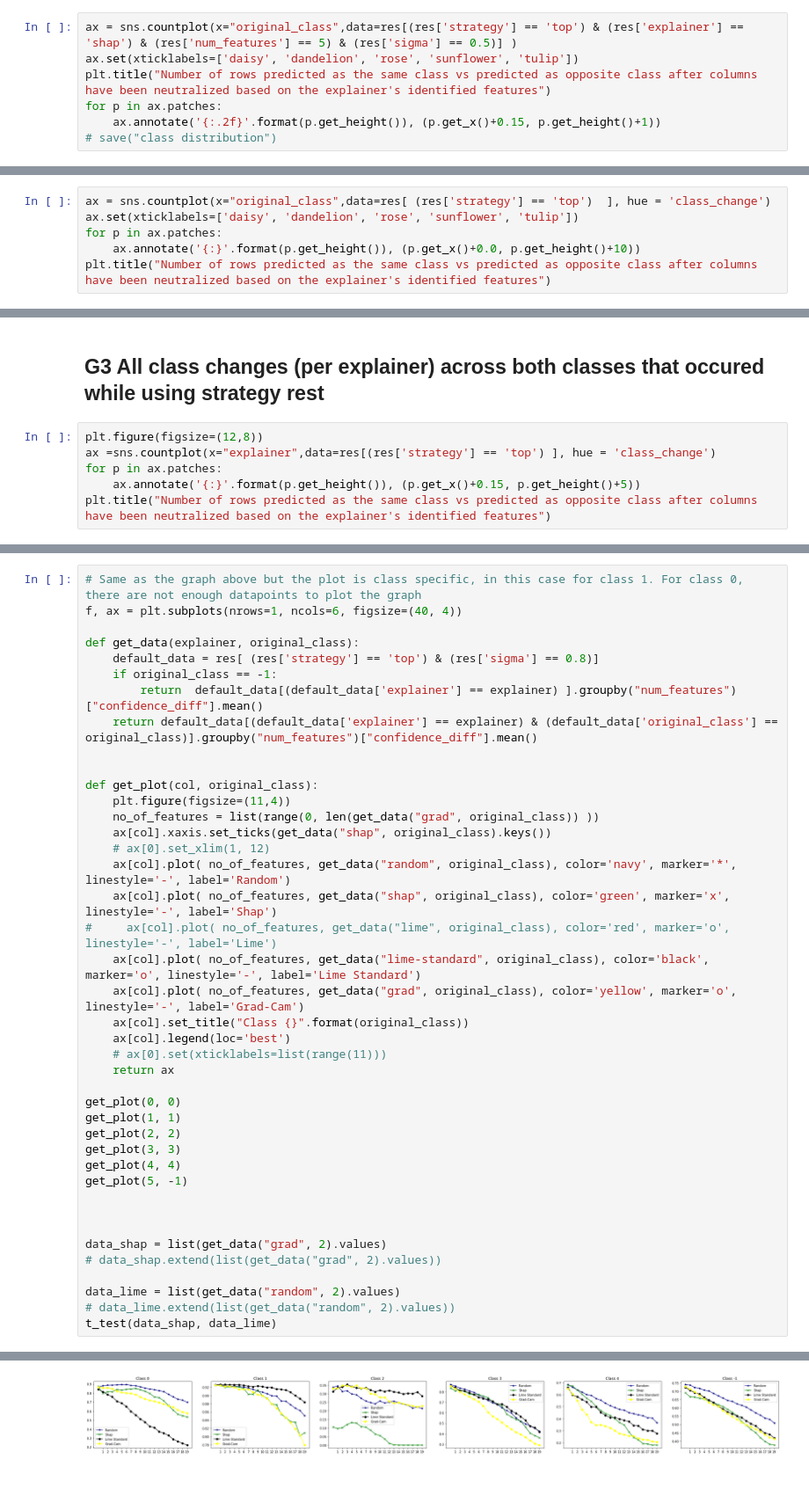
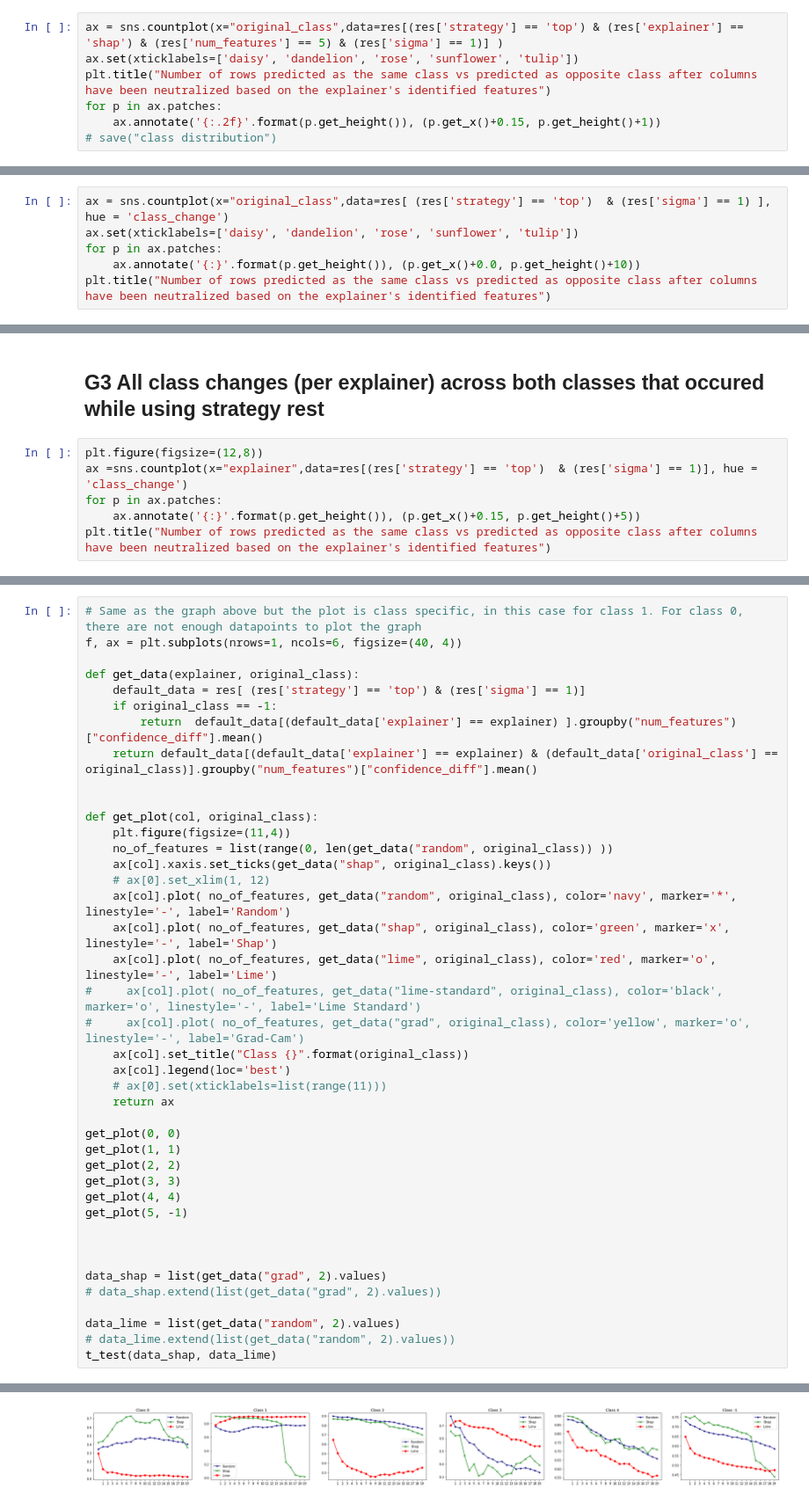
Before and after one commit to dan393/Dissertation, a Jupyter notebook: Code/dissertation/Flowers/Flowers-Analysis.ipynb, the cells around one changed output, grey strips where cells are left out. Shown at 88% size. Cells and saved outputs as stored; diff of their text form.

```diff
--- a/Code/dissertation/Flowers/Flowers-Analysis.ipynb
+++ b/Code/dissertation/Flowers/Flowers-Analysis.ipynb
@@ -64,7 +64,7 @@ res[(res['strategy'] == 'top') & (res['explainer'] == 'grad') & (res['num_featur
 # %% [markdown]
 ## G1 Number of images from each flower class
 # %%
-ax = sns.countplot(x="original_class",data=res[(res['strategy'] == 'top') & (res['explainer'] == 'shap') & (res['num_features'] == 5) & (res['sigma'] == 0.5)] )
+ax = sns.countplot(x="original_class",data=res[(res['strategy'] == 'top') & (res['explainer'] == 'shap') & (res['num_features'] == 5) & (res['sigma'] == 1)] )
 ax.set(xticklabels=['daisy', 'dandelion', 'rose', 'sunflower', 'tulip'])
 plt.title("Number of rows predicted as the same class vs predicted as opposite class after columns have been neutralized based on the explainer's identified features")
 for p in ax.patches:
@@ -75,7 +75,7 @@ for p in ax.patches:
 # %% [markdown]
 ## G2 All class changes (per class) across all explainers that occured while using strategy top
 # %%
-ax = sns.countplot(x="original_class",data=res[ (res['strategy'] == 'top')  ], hue = 'class_change')
+ax = sns.countplot(x="original_class",data=res[ (res['strategy'] == 'top')  & (res['sigma'] == 1) ], hue = 'class_change')
 ax.set(xticklabels=['daisy', 'dandelion', 'rose', 'sunflower', 'tulip'])
 for p in ax.patches:
     ax.annotate('{:}'.format(p.get_height()), (p.get_x()+0.0, p.get_height()+10))
@@ -150,7 +150,7 @@ res[(res['strategy'] == 'top') & (res['explainer'] == 'grad') &  (res['original_
 ## G3 All class changes (per explainer) across both classes that occured while using strategy rest
 # %%
 plt.figure(figsize=(12,8))
-ax =sns.countplot(x="explainer",data=res[(res['strategy'] == 'top') ], hue = 'class_change')
+ax =sns.countplot(x="explainer",data=res[(res['strategy'] == 'top')  & (res['sigma'] == 1)], hue = 'class_change')
 for p in ax.patches:
     ax.annotate('{:}'.format(p.get_height()), (p.get_x()+0.15, p.get_height()+5))
 plt.title("Number of rows predicted as the same class vs predicted as opposite class after columns have been neutralized based on the explainer's identified features")
@@ -203,7 +203,7 @@ Different distribution (reject H0)
 f, ax = plt.subplots(nrows=1, ncols=6, figsize=(40, 4))
 
 def get_data(explainer, original_class):
-    default_data = res[ (res['strategy'] == 'top') & (res['sigma'] == 0.8)]
+    default_data = res[ (res['strategy'] == 'top') & (res['sigma'] == 1)]
     if original_class == -1:
         return  default_data[(default_data['explainer'] == explainer) ].groupby("num_features")["confidence_diff"].mean()
     return default_data[(default_data['explainer'] == explainer) & (default_data['original_class'] == original_class)].groupby("num_features")["confidence_diff"].mean()
@@ -211,14 +211,14 @@ def get_data(explainer, original_class):
 
 def get_plot(col, original_class):
     plt.figure(figsize=(11,4))
-    no_of_features = list(range(0, len(get_data("grad", original_class)) ))
+    no_of_features = list(range(0, len(get_data("random", original_class)) ))
     ax[col].xaxis.set_ticks(get_data("shap", original_class).keys())
     # ax[0].set_xlim(1, 12)
     ax[col].plot( no_of_features, get_data("random", original_class), color='navy', marker='*', linestyle='-', label='Random')
     ax[col].plot( no_of_features, get_data("shap", original_class), color='green', marker='x', linestyle='-', label='Shap')
-#     ax[col].plot( no_of_features, get_data("lime", original_class), color='red', marker='o', linestyle='-', label='Lime')
-    ax[col].plot( no_of_features, get_data("lime-standard", original_class), color='black', marker='o', linestyle='-', label='Lime Standard')
-    ax[col].plot( no_of_features, get_data("grad", original_class), color='yellow', marker='o', linestyle='-', label='Grad-Cam')
+    ax[col].plot( no_of_features, get_data("lime", original_class), color='red', marker='o', linestyle='-', label='Lime')
+#     ax[col].plot( no_of_features, get_data("lime-standard", original_class), color='black', marker='o', linestyle='-', label='Lime Standard')
+#     ax[col].plot( no_of_features, get_data("grad", original_class), color='yellow', marker='o', linestyle='-', label='Grad-Cam')
     ax[col].set_title("Class {}".format(original_class))
     ax[col].legend(loc='best')
     # ax[0].set(xticklabels=list(range(11)))
@@ -245 +246 @@ Same distribution (fail to reject H0)
-[figure, old version]
+[figure, new version]
```
Also changed, not shown: parts of 15 cells of this notebook, 36 other files.
